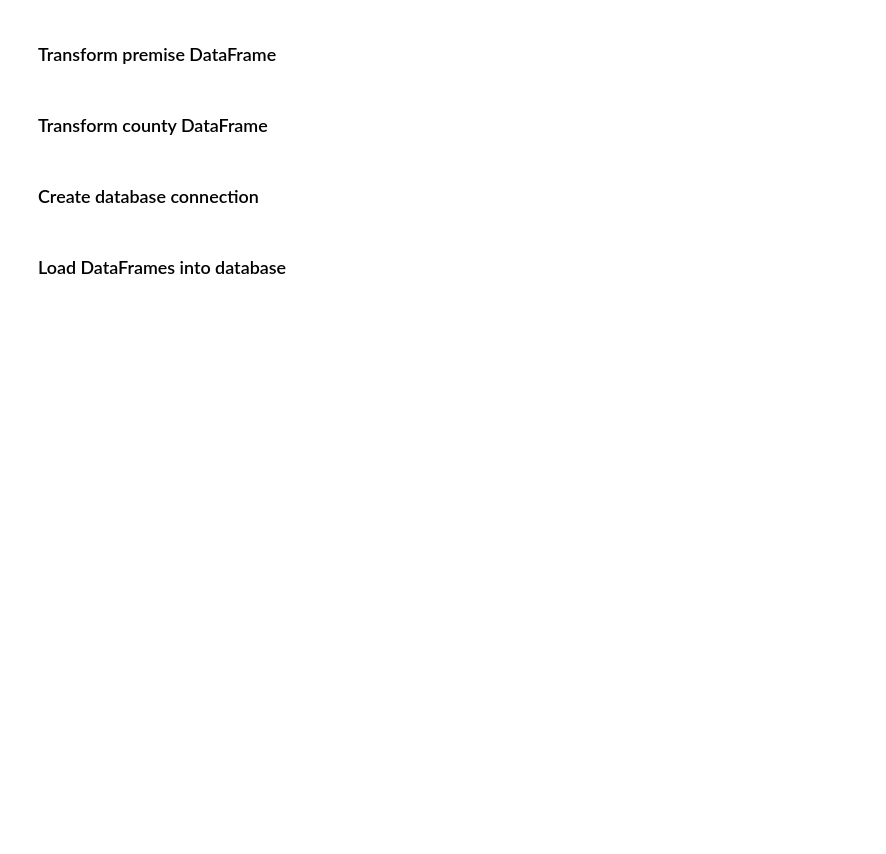
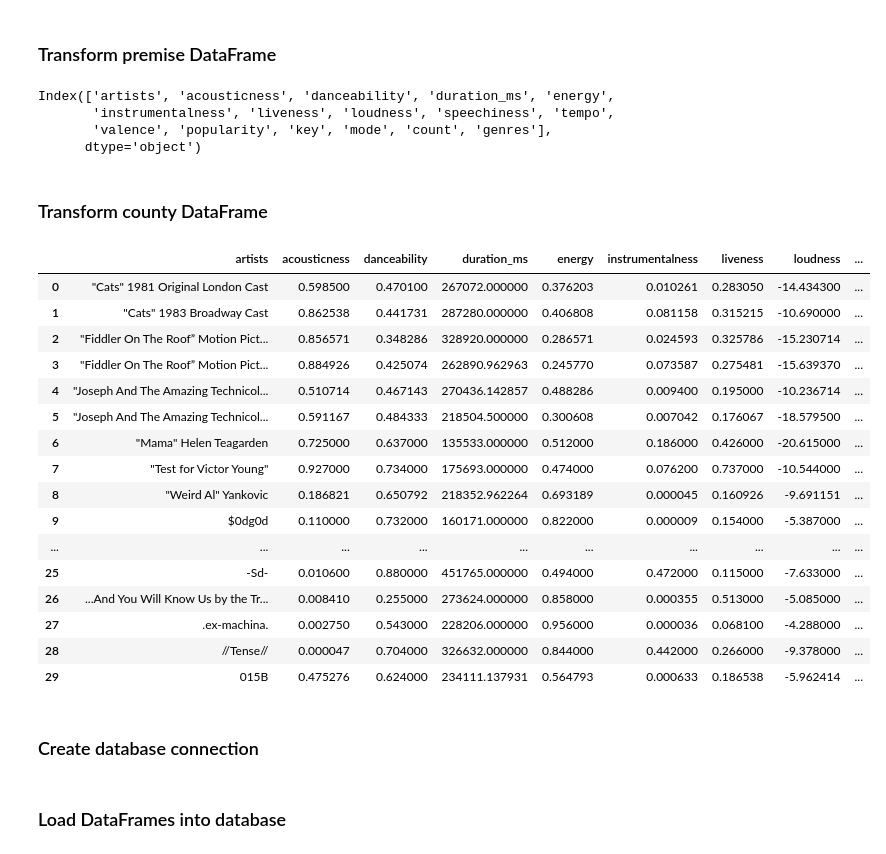
Before and after one commit to jagorman/music_etl, a Jupyter notebook: pandas_etl.ipynb, the cells around one changed output. Drawn from its saved outputs; the diff is of its cells as text; code cells hidden in the pictures; blank space fills up the shorter version.

```diff
--- a/pandas_etl.ipynb
+++ b/pandas_etl.ipynb
@@ -28,7 +39,41 @@ year_db.head()
 # %% [markdown]
 ### Transform premise DataFrame
+# %%
+year_db.columns
+# %% [output]
+Index(['artists', 'acousticness', 'danceability', 'duration_ms', 'energy',
+       'instrumentalness', 'liveness', 'loudness', 'speechiness', 'tempo',
+       'valence', 'popularity', 'key', 'mode', 'count', 'genres'],
+      dtype='object')
+# %%
+current_genre = ""
+for index,genres in year_db.iterrows():
+    if (genres["genres"] =='[]' ):
+        year_db.iloc[index,15] = current_genre
+    else:
+        current_genre = genres["genres"]
 # %% [markdown]
 ### Transform county DataFrame
+# %%
+year_db.head(30)
+# %% [output]
+|  | artists | acousticness | danceability | duration_ms | energy | instrumentalness | liveness | loudness | ... |
+| 0 | "Cats" 1981 Original London Cast | 0.598500 | 0.470100 | 267072.000000 | 0.376203 | 0.010261 | 0.283050 | -14.434300 | ... |
+| 1 | "Cats" 1983 Broadway Cast | 0.862538 | 0.441731 | 287280.000000 | 0.406808 | 0.081158 | 0.315215 | -10.690000 | ... |
+| 2 | "Fiddler On The Roof” Motion Pict... | 0.856571 | 0.348286 | 328920.000000 | 0.286571 | 0.024593 | 0.325786 | -15.230714 | ... |
+| 3 | "Fiddler On The Roof” Motion Pict... | 0.884926 | 0.425074 | 262890.962963 | 0.245770 | 0.073587 | 0.275481 | -15.639370 | ... |
+| 4 | "Joseph And The Amazing Technicol... | 0.510714 | 0.467143 | 270436.142857 | 0.488286 | 0.009400 | 0.195000 | -10.236714 | ... |
+| 5 | "Joseph And The Amazing Technicol... | 0.591167 | 0.484333 | 218504.500000 | 0.300608 | 0.007042 | 0.176067 | -18.579500 | ... |
+| 6 | "Mama" Helen Teagarden | 0.725000 | 0.637000 | 135533.000000 | 0.512000 | 0.186000 | 0.426000 | -20.615000 | ... |
+| 7 | "Test for Victor Young" | 0.927000 | 0.734000 | 175693.000000 | 0.474000 | 0.076200 | 0.737000 | -10.544000 | ... |
+| 8 | "Weird Al" Yankovic | 0.186821 | 0.650792 | 218352.962264 | 0.693189 | 0.000045 | 0.160926 | -9.691151 | ... |
+| 9 | $0dg0d | 0.110000 | 0.732000 | 160171.000000 | 0.822000 | 0.000009 | 0.154000 | -5.387000 | ... |
+| ... | ... | ... | ... | ... | ... | ... | ... | ... | ... |
+| 25 | -Sd- | 0.010600 | 0.880000 | 451765.000000 | 0.494000 | 0.472000 | 0.115000 | -7.633000 | ... |
+| 26 | ...And You Will Know Us by the Tr... | 0.008410 | 0.255000 | 273624.000000 | 0.858000 | 0.000355 | 0.513000 | -5.085000 | ... |
+| 27 | .ex-machina. | 0.002750 | 0.543000 | 228206.000000 | 0.956000 | 0.000036 | 0.068100 | -4.288000 | ... |
+| 28 | //Tense// | 0.000047 | 0.704000 | 326632.000000 | 0.844000 | 0.442000 | 0.266000 | -9.378000 | ... |
+| 29 | 015B | 0.475276 | 0.624000 | 234111.137931 | 0.564793 | 0.000633 | 0.186538 | -5.962414 | ... |
 # %% [markdown]
 ### Create database connection
 # %%
```
Also changed, not shown: parts of 1 cell of this notebook.
